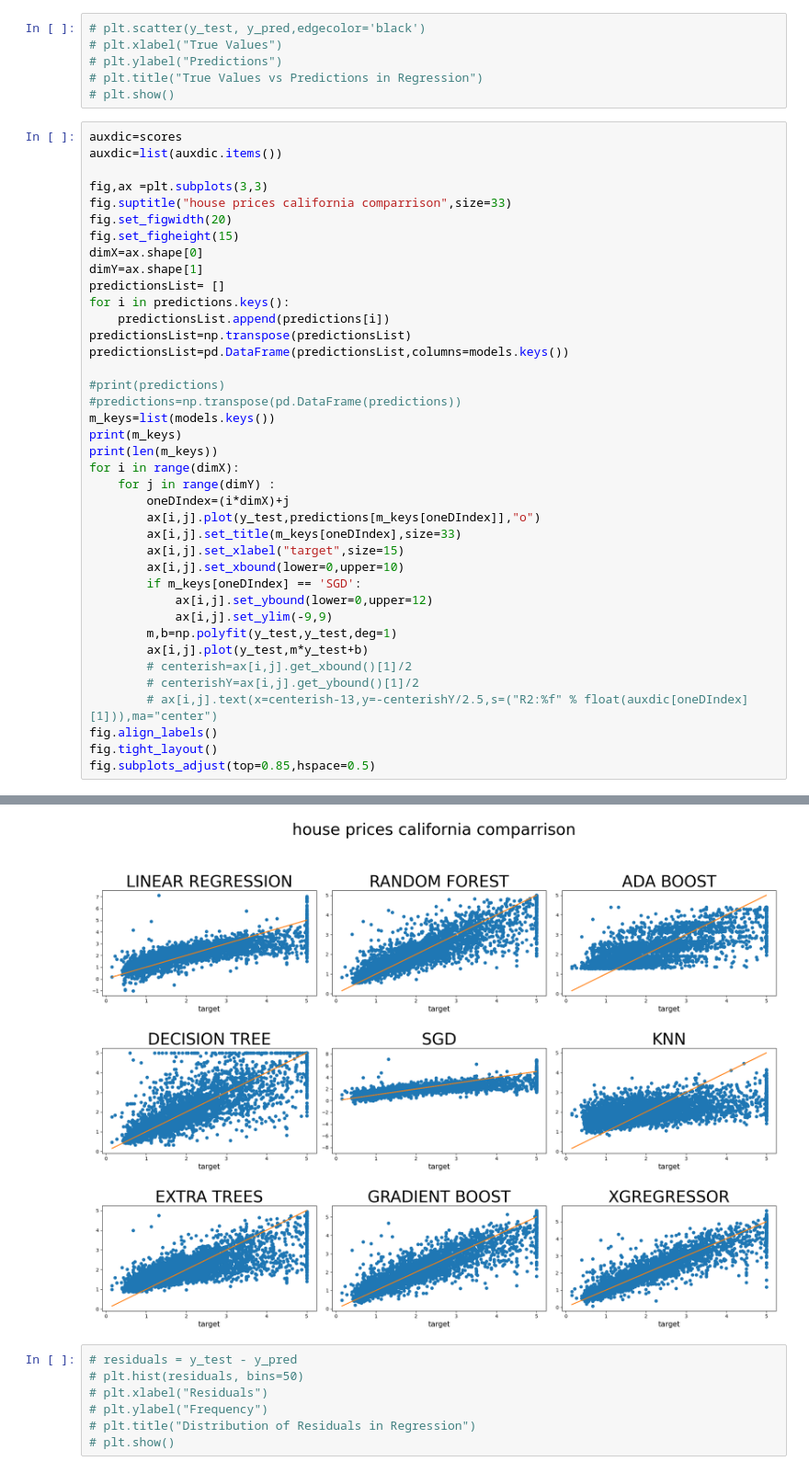
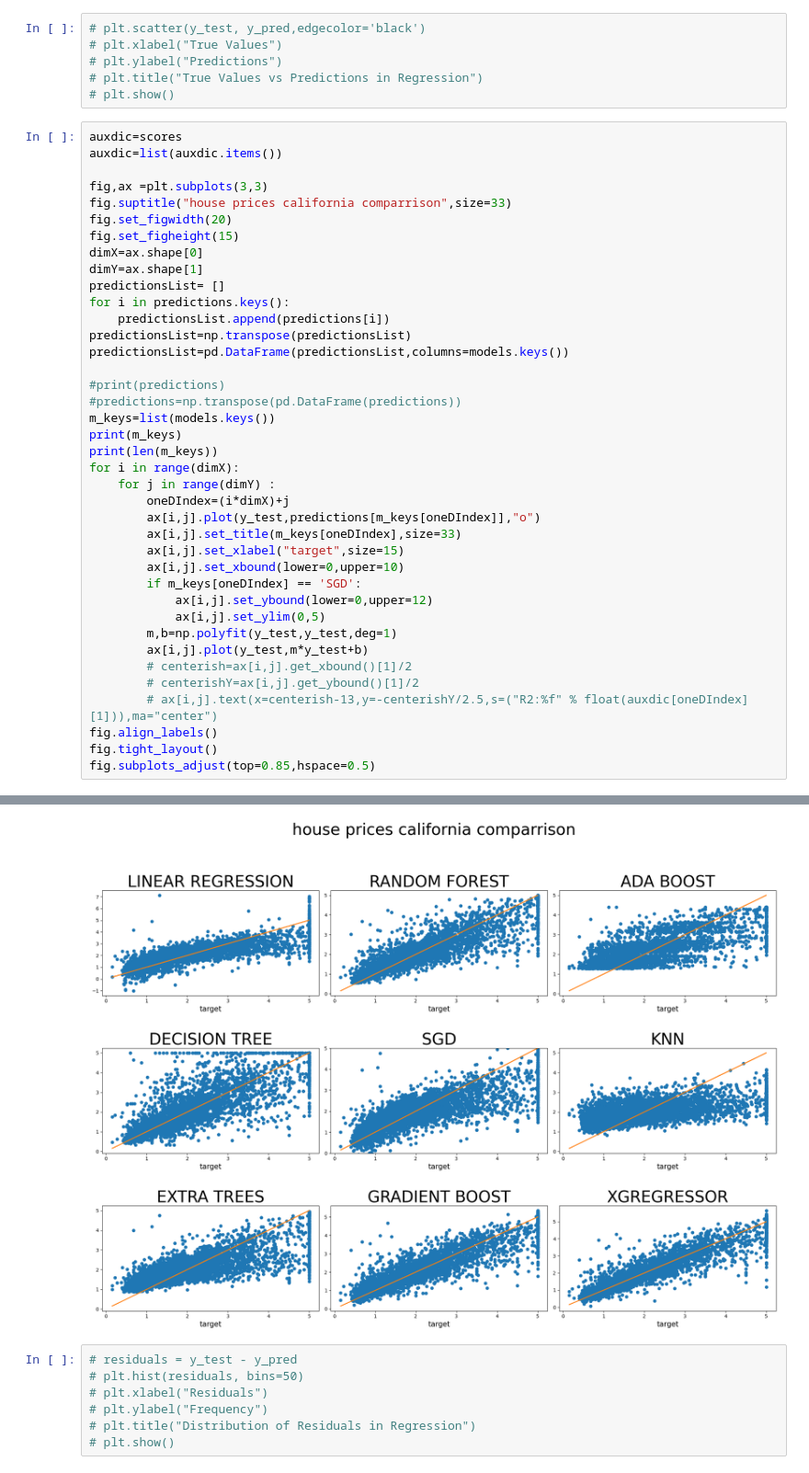
Before and after one commit to leofrio/california-house-pricing-model-comparrison-leo, a Jupyter notebook: californiapricing.ipynb, the cells around one changed output, grey strips where cells are left out. Shown at 92% size. Drawn from its saved outputs; the diff is of its cells as text.

Commit message:
fixing sgd visualization

```diff
--- a/californiapricing.ipynb
+++ b/californiapricing.ipynb
@@ -636,35 +636,35 @@ predictionsList= []
 for i in predictions.keys():
     predictionsList.append(predictions[i])
 predictionsList=np.transpose(predictionsList)
 predictionsList=pd.DataFrame(predictionsList,columns=models.keys())
 
 #print(predictions)
 #predictions=np.transpose(pd.DataFrame(predictions))
 m_keys=list(models.keys())
 print(m_keys)
 print(len(m_keys))
 for i in range(dimX):
     for j in range(dimY) :
         oneDIndex=(i*dimX)+j
         ax[i,j].plot(y_test,predictions[m_keys[oneDIndex]],"o")
         ax[i,j].set_title(m_keys[oneDIndex],size=33)
         ax[i,j].set_xlabel("target",size=15)
         ax[i,j].set_xbound(lower=0,upper=10)
         if m_keys[oneDIndex] == 'SGD':
             ax[i,j].set_ybound(lower=0,upper=12)
-            ax[i,j].set_ylim(-9,9)
+            ax[i,j].set_ylim(0,5)
         m,b=np.polyfit(y_test,y_test,deg=1)
         ax[i,j].plot(y_test,m*y_test+b)
         # centerish=ax[i,j].get_xbound()[1]/2
         # centerishY=ax[i,j].get_ybound()[1]/2
         # ax[i,j].text(x=centerish-13,y=-centerishY/2.5,s=("R2:%f" % float(auxdic[oneDIndex][1])),ma="center")
 fig.align_labels()
 fig.tight_layout()
 fig.subplots_adjust(top=0.85,hspace=0.5)
 # %% [output]
 ['LINEAR REGRESSION', 'RANDOM FOREST', 'ADA BOOST', 'DECISION TREE', 'SGD', 'KNN', 'EXTRA TREES', 'GRADIENT BOOST', 'XGREGRESSOR']
 9
-[figure, old version]
+[figure, new version]
 # %%
 # residuals = y_test - y_pred
 # plt.hist(residuals, bins=50)
```
